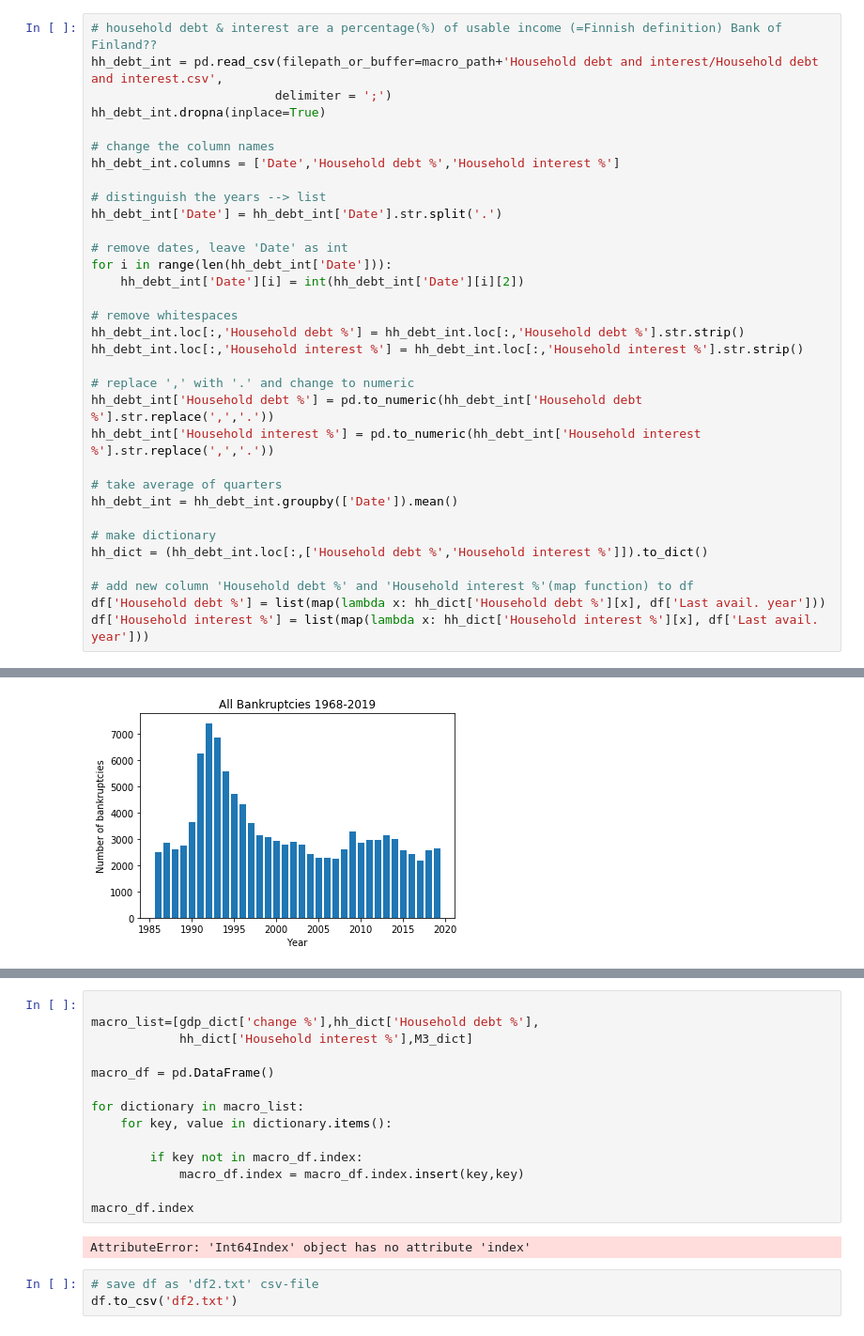
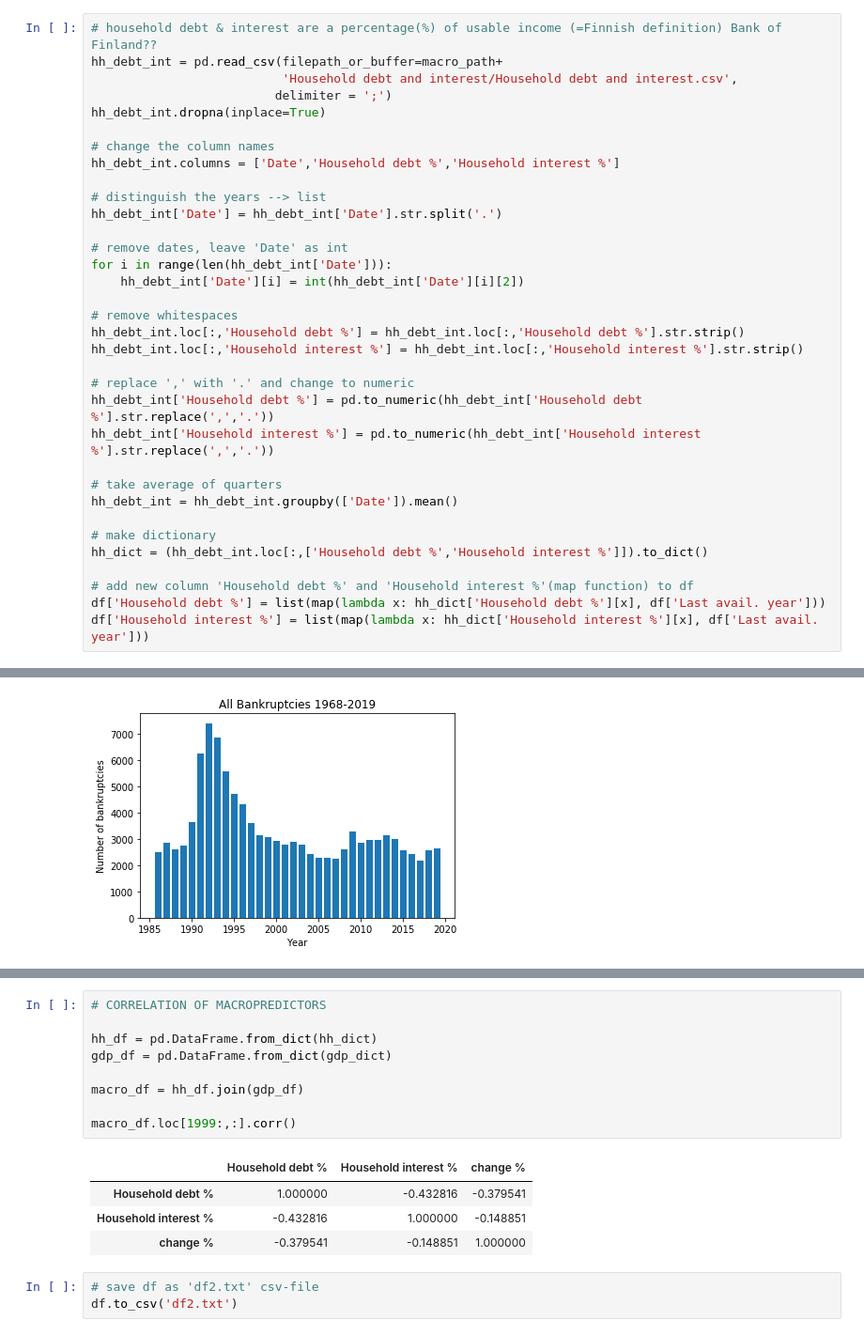
Before and after one commit to AT-Fin/Bankruptcy-prediction-Master-s-Thesis-, a Jupyter notebook: 2 Creating predictors-Version2.ipynb, the cells around one changed output, grey strips where cells are left out. Shown at 94% size. Saved outputs shown, nothing was run; the diff lists cells and outputs as text.

```diff
--- a/2 Creating predictors-Version2.ipynb
+++ b/2 Creating predictors-Version2.ipynb
@@ -120,7 +101,8 @@ gdp_dict
 #### Household debt & Interest as proportion usable income (%)
 # %%
 # household debt & interest are a percentage(%) of usable income (=Finnish definition) Bank of Finland??
-hh_debt_int = pd.read_csv(filepath_or_buffer=macro_path+'Household debt and interest/Household debt and interest.csv',
+hh_debt_int = pd.read_csv(filepath_or_buffer=macro_path+
+                          'Household debt and interest/Household debt and interest.csv',
                          delimiter = ';')
 hh_debt_int.dropna(inplace=True)
 
@@ -247,19 +226,17 @@ brupts_ltd.iloc[:,1].mean()
-# %%
-
-macro_list=[gdp_dict['change %'],hh_dict['Household debt %'],
-            hh_dict['Household interest %'],M3_dict]
-
-macro_df = pd.DataFrame()
-
-for dictionary in macro_list:
-    for key, value in dictionary.items():
-
-        if key not in macro_df.index:
-            macro_df.index = macro_df.index.insert(key,key)
-
-macro_df.index
-# %% [output]
-AttributeError: 'Int64Index' object has no attribute 'index'
+# %%
+# CORRELATION OF MACROPREDICTORS
+
+hh_df = pd.DataFrame.from_dict(hh_dict)
+gdp_df = pd.DataFrame.from_dict(gdp_dict)
+
+macro_df = hh_df.join(gdp_df)
+
+macro_df.loc[1999:,:].corr()
+# %% [output]
+|  | Household debt % | Household interest % | change % |
+| Household debt % | 1.000000 | -0.432816 | -0.379541 |
+| Household interest % | -0.432816 | 1.000000 | -0.148851 |
+| change % | -0.379541 | -0.148851 | 1.000000 |
 # %%
 # save df as 'df2.txt' csv-file
 df.to_csv('df2.txt')
```
Also changed, not shown: parts of 2 cells of this notebook, 3 other files.
